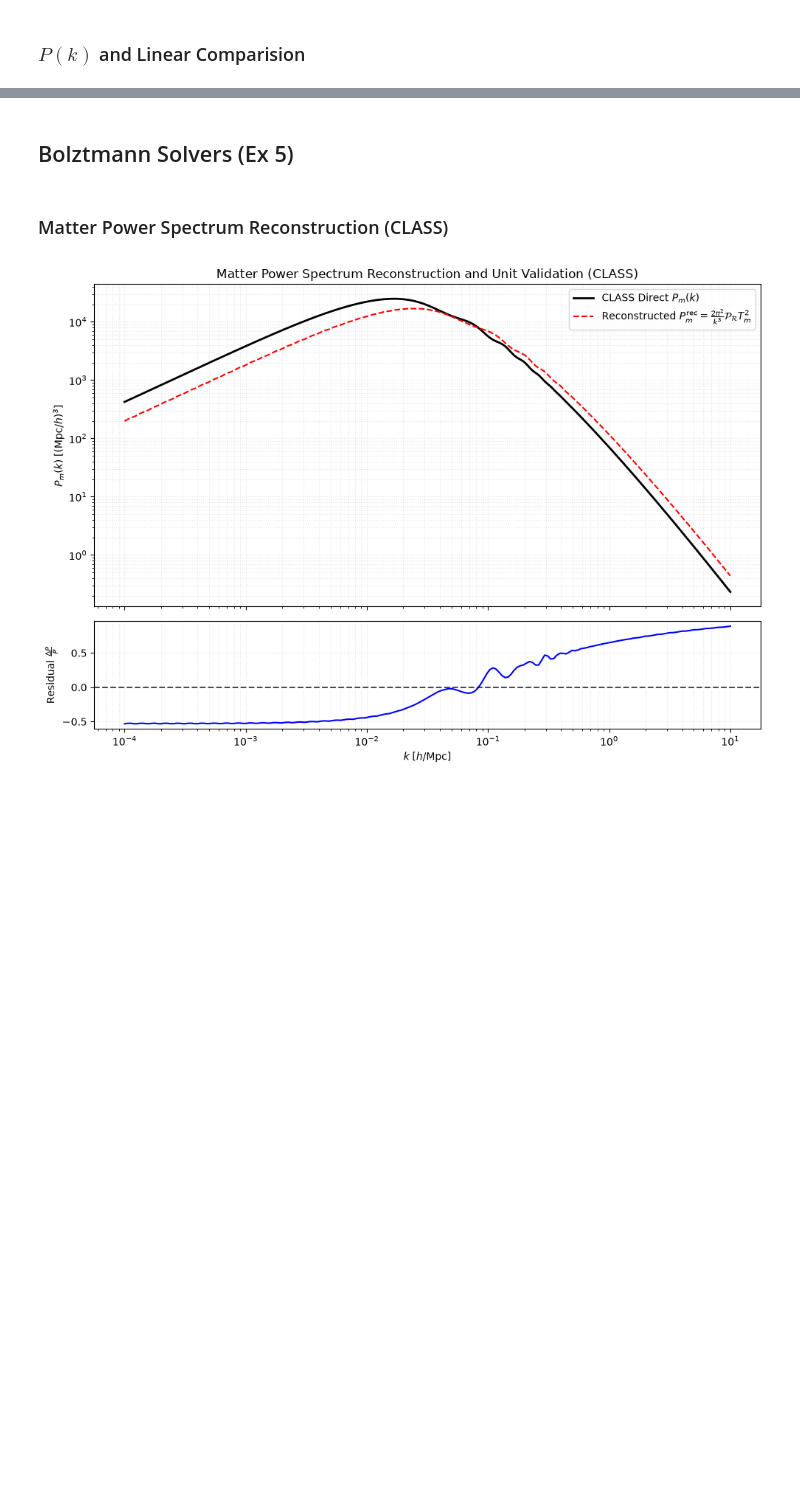
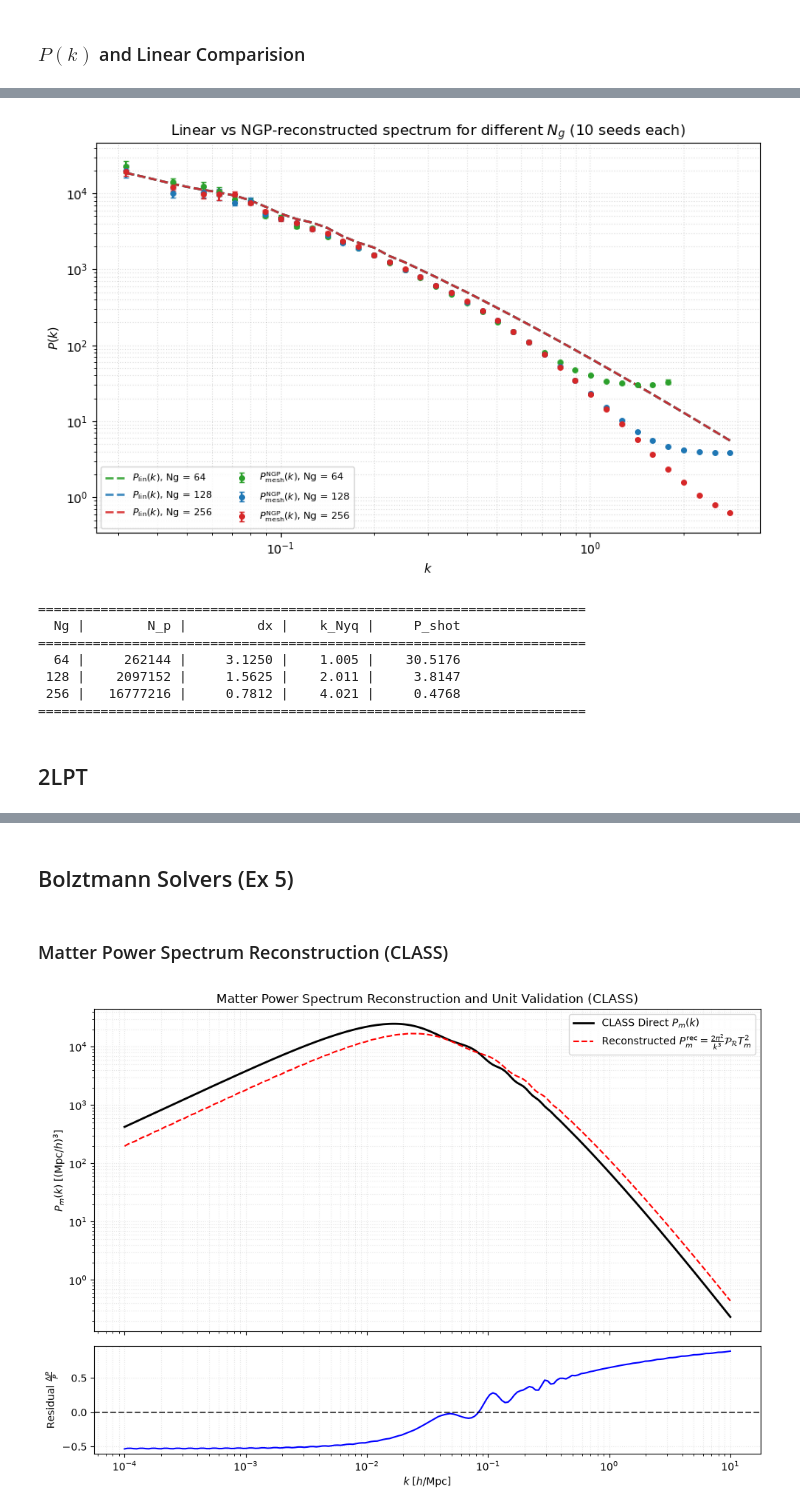
Before and after one commit to Alexx-Sanderr/2026_Numerical_Cosmology_I, a Jupyter notebook: EP_II/analysis/analysis.ipynb, the cells around one changed output, grey strips where cells are left out. Cells and saved outputs as stored; diff of their text form; code cells hidden in the pictures; blank space fills up the shorter version.

Commit message:
Add LPT2 implementation and update analysis outputs

```diff
--- a/EP_II/analysis/analysis.ipynb
+++ b/EP_II/analysis/analysis.ipynb
@@ -588,0 +666,47 @@ plt.show()
+# %%
+fig, ax = plt.subplots(figsize=(8.5, 5.5))
+
+colors = {64: 'C2', 128: 'C0', 256: 'C3'}
+
+for Ng, r in results.items():
+    col = colors[Ng]
+    k   = r['k_centers']
+
+    # P_lin: dashed line (same for all, but plotted per Ng for consistency)
+    ax.loglog(k, r['P_lin'], '--', color=col, lw=1.8, alpha=0.9,
+              label=fr"$P_{{\rm lin}}(k)$, Ng = {Ng}")
+
+    # P_mesh (NGP, ZA): markers with error bars
+    ax.errorbar(k, r['P_mesh'], yerr=r['P_mesh_err'],
+                fmt='o', ms=4, color=col, capsize=2,
+                label=fr"$P_{{\rm mesh}}^{{\rm NGP}}(k)$, Ng = {Ng}")
+
+ax.set_xlabel(r"$k$")
+ax.set_ylabel(r"$P(k)$")
+ax.set_title(fr"Linear vs NGP-reconstructed spectrum for different $N_g$ ({N_SEEDS} seeds each)")
+ax.legend(fontsize=8, ncol=2, loc='lower left')
+ax.grid(True, which='both', ls=':', alpha=0.4)
+
+plt.tight_layout()
+plt.savefig("output/ngp_multiNg_P_lin_vs_P_mesh.png", dpi=150)
+plt.show()
+
+# SUMMARY TABLE
+print("\n" + "=" * 70)
+print(f"{'Ng':>4} | {'N_p':>10} | {'dx':>10} | {'k_Nyq':>8} | {'P_shot':>10}")
+print("=" * 70)
+for Ng, r in results.items():##
+    print(f"{Ng:>4} | {r['N_p']:>10d} | {r['dx']:>10.4f} | "
+          f"{r['k_nyq']:>8.3f} | {r['P_shot']:>10.4f}")
+print("=" * 70)
+# %% [output]
+[figure, added]
+======================================================================
+  Ng |        N_p |         dx |    k_Nyq |     P_shot
+======================================================================
+  64 |     262144 |     3.1250 |    1.005 |    30.5176
+ 128 |    2097152 |     1.5625 |    2.011 |     3.8147
+ 256 |   16777216 |     0.7812 |    4.021 |     0.4768
+======================================================================
+# %% [markdown]
+## 2LPT
```
Also changed, not shown: parts of 17 cells of this notebook, 34 other files.
